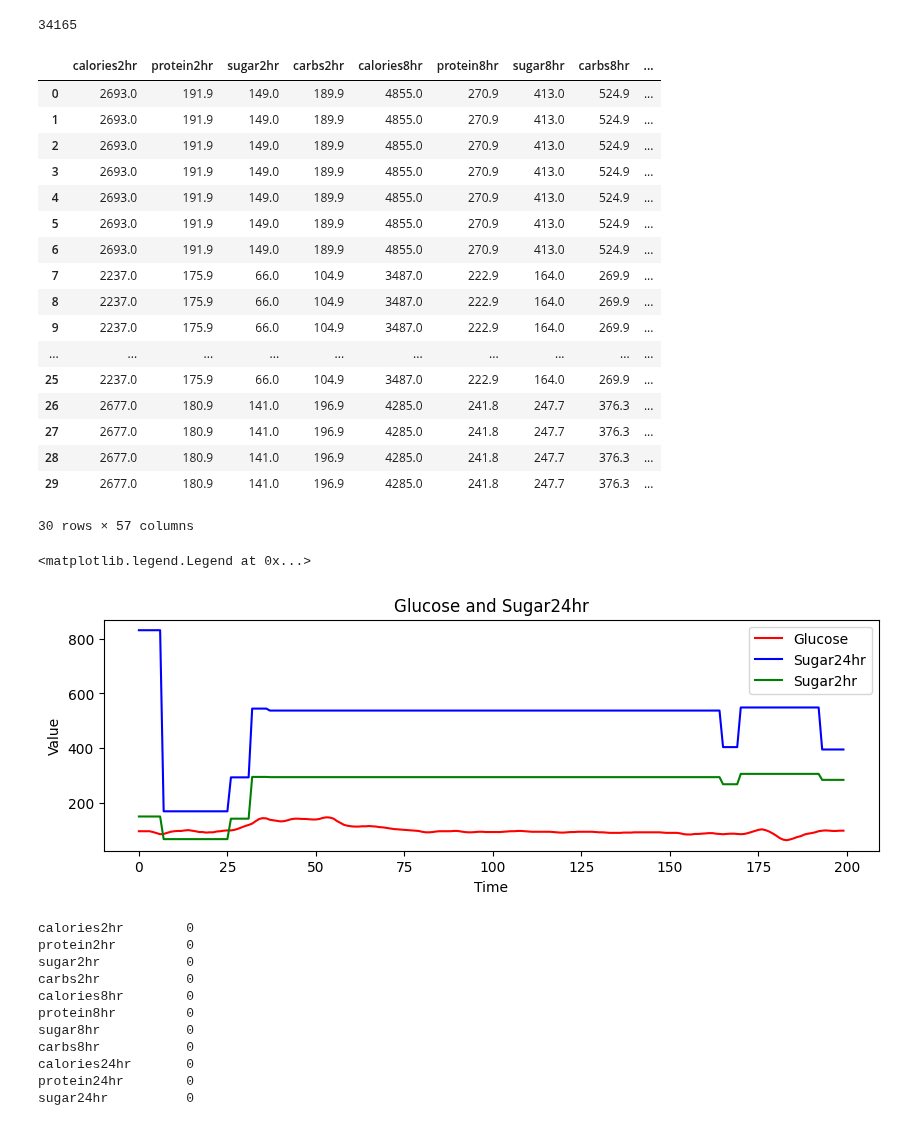
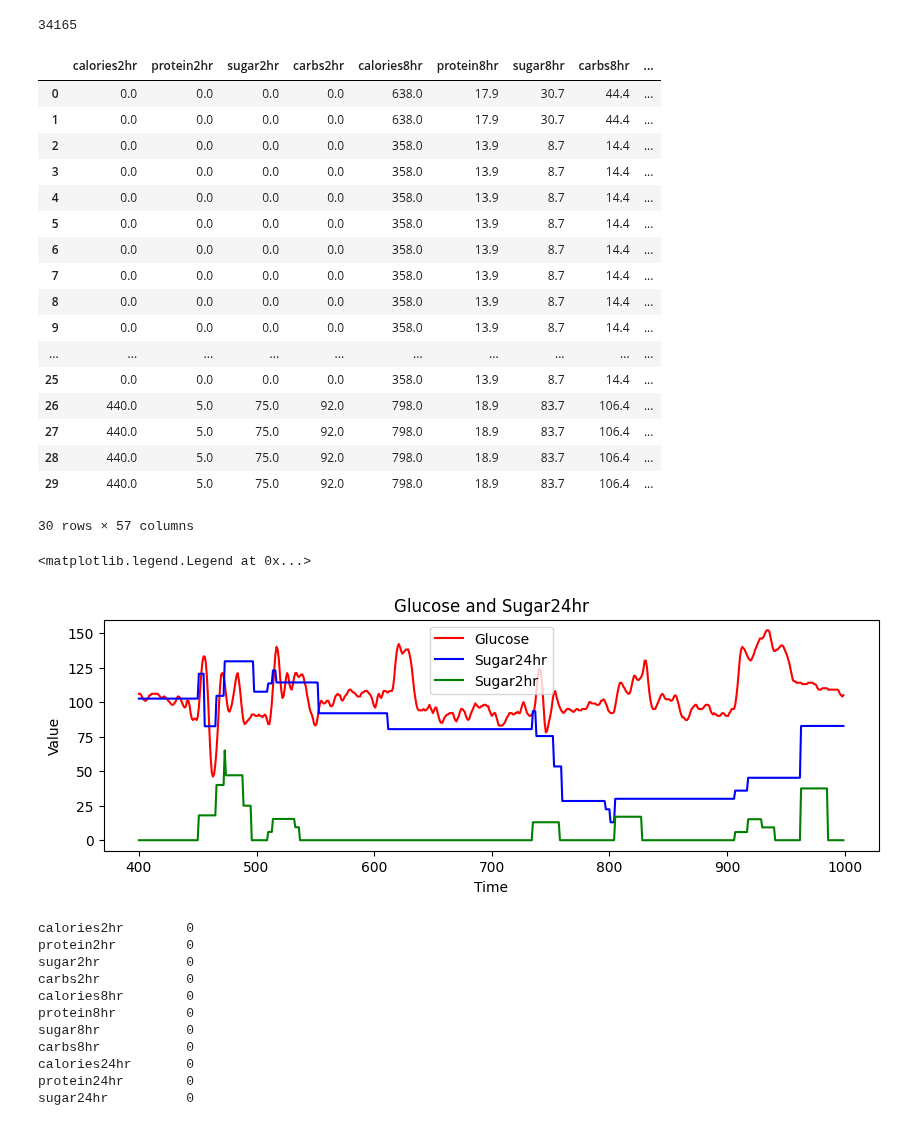
Before and after one commit to mingg12/engineering-newFork, a Jupyter notebook: building_df_and_feature_importance.ipynb, the cells around one changed output. Drawn from its saved outputs; the diff is of its cells as text; code cells hidden in the pictures.

Commit message:
Update building_df_and_feature_importance.ipynb (Fix rolling calculation)

```diff
--- a/building_df_and_feature_importance.ipynb
+++ b/building_df_and_feature_importance.ipynb
@@ -338,28 +338,27 @@ for id in range(1, len(dg_df)+1):
         sugar24hr = 0.
         carbs24hr = 0.
 
-        for window_data in fl_window.rolling(window='2h', on='time_begin'):
-            calories2hr += window_data['calorie'].values.sum()
-            protein2hr += window_data['protein'].values.sum()
-            sugar2hr += window_data['sugar'].values.sum()
-            carbs2hr += window_data['total_carb'].values.sum()
+        window2hr = fl_window[window_end - pd.Timedelta('2h') : window_end - pd.Timedelta('5m')]
+        window8hr = fl_window[window_end - pd.Timedelta('8h') : window_end - pd.Timedelta('5m')]
+        window24hr = fl_window[window_end - pd.Timedelta('24h') : window_end - pd.Timedelta('5m')]
 
-        for window_data in fl_window.rolling(window='8h', on='time_begin'):
-            calories8hr += window_data['calorie'].values.sum()
-            protein8hr += window_data['protein'].values.sum()
-            sugar8hr += window_data['sugar'].values.sum()
-            carbs8hr += window_data['total_carb'].values.sum()
+        calories2hr = window2hr['calorie'].values.sum()
+        protein2hr = window2hr['protein'].values.sum()
+        sugar2hr = window2hr['sugar'].values.sum()
+        carbs2hr = window2hr['total_carb'].values.sum()
 
-        count = 0
-        #print(f"FL window: [{fl_window.index[0].strftime('%Y-%m-%d %H:%M:%S')} ~ {fl_window.index[-1].strftime('%Y-%m-%d %H:%M:%S')}]")
-        for window_data in fl_window.rolling(window='24h', on='time_begin'):
-            #print(f"[{window_data.index[0].strftime('%Y-%m-%d %H:%M:%S')} ~ {window_data.index[-1].strftime('%Y-%m-%d %H:%M:%S')}] 24h rolling window access count : {count}")
-            calories24hr += window_data['calorie'].values.sum()
-            protein24hr += window_data['protein'].values.sum()
-            sugar24hr += window_data['sugar'].values.sum()
-            carbs24hr += window_data['total_carb'].values.sum()
-            count+=1
+        calories8hr = window8hr['calorie'].values.sum()
+        protein8hr = window8hr['protein'].values.sum()
+        sugar8hr = window8hr['sugar'].values.sum()
+        carbs8hr = window8hr['total_carb'].values.sum()
 
+        calories24hr = fl_window['calorie'].values.sum()
+        protein24hr = fl_window['protein'].values.sum()
+        sugar24hr = fl_window['sugar'].values.sum()
+        carbs24hr = fl_window['total_carb'].values.sum()
+
+        print(f"window : [{(window_end - pd.Timedelta('24h')).strftime('%Y-%m-%d %H:%M:%S')} ~ {(window_end - pd.Timedelta('5m')).strftime('%Y-%m-%d %H:%M:%S')}]")
+        print(f"[{window24hr.index[0].strftime('%Y-%m-%d %H:%M:%S')} ~ {window24hr.index[-1].strftime('%Y-%m-%d %H:%M:%S')}] ID: {id}, sugar24hr: {sugar24hr}, glucose: {base_df.loc[window_end, 'glucose']}")
 
         ##### acc
         acc_window = acc_window.copy()
@@ -543,40 +543,40 @@ df = df.dropna().reset_index(drop=True)
 df.head(30)
 # %% [output]
 |  | calories2hr | protein2hr | sugar2hr | carbs2hr | calories8hr | protein8hr | sugar8hr | carbs8hr | ... |
-| 0 | 2693.0 | 191.9 | 149.0 | 189.9 | 4855.0 | 270.9 | 413.0 | 524.9 | ... |
-| 1 | 2693.0 | 191.9 | 149.0 | 189.9 | 4855.0 | 270.9 | 413.0 | 524.9 | ... |
-| 2 | 2693.0 | 191.9 | 149.0 | 189.9 | 4855.0 | 270.9 | 413.0 | 524.9 | ... |
-| 3 | 2693.0 | 191.9 | 149.0 | 189.9 | 4855.0 | 270.9 | 413.0 | 524.9 | ... |
-| 4 | 2693.0 | 191.9 | 149.0 | 189.9 | 4855.0 | 270.9 | 413.0 | 524.9 | ... |
-| 5 | 2693.0 | 191.9 | 149.0 | 189.9 | 4855.0 | 270.9 | 413.0 | 524.9 | ... |
-| 6 | 2693.0 | 191.9 | 149.0 | 189.9 | 4855.0 | 270.9 | 413.0 | 524.9 | ... |
-| 7 | 2237.0 | 175.9 | 66.0 | 104.9 | 3487.0 | 222.9 | 164.0 | 269.9 | ... |
-| 8 | 2237.0 | 175.9 | 66.0 | 104.9 | 3487.0 | 222.9 | 164.0 | 269.9 | ... |
-| 9 | 2237.0 | 175.9 | 66.0 | 104.9 | 3487.0 | 222.9 | 164.0 | 269.9 | ... |
+| 0 | 0.0 | 0.0 | 0.0 | 0.0 | 638.0 | 17.9 | 30.7 | 44.4 | ... |
+| 1 | 0.0 | 0.0 | 0.0 | 0.0 | 638.0 | 17.9 | 30.7 | 44.4 | ... |
+| 2 | 0.0 | 0.0 | 0.0 | 0.0 | 358.0 | 13.9 | 8.7 | 14.4 | ... |
+| 3 | 0.0 | 0.0 | 0.0 | 0.0 | 358.0 | 13.9 | 8.7 | 14.4 | ... |
+| 4 | 0.0 | 0.0 | 0.0 | 0.0 | 358.0 | 13.9 | 8.7 | 14.4 | ... |
+| 5 | 0.0 | 0.0 | 0.0 | 0.0 | 358.0 | 13.9 | 8.7 | 14.4 | ... |
+| 6 | 0.0 | 0.0 | 0.0 | 0.0 | 358.0 | 13.9 | 8.7 | 14.4 | ... |
+| 7 | 0.0 | 0.0 | 0.0 | 0.0 | 358.0 | 13.9 | 8.7 | 14.4 | ... |
+| 8 | 0.0 | 0.0 | 0.0 | 0.0 | 358.0 | 13.9 | 8.7 | 14.4 | ... |
+| 9 | 0.0 | 0.0 | 0.0 | 0.0 | 358.0 | 13.9 | 8.7 | 14.4 | ... |
 | ... | ... | ... | ... | ... | ... | ... | ... | ... | ... |
-| 25 | 2237.0 | 175.9 | 66.0 | 104.9 | 3487.0 | 222.9 | 164.0 | 269.9 | ... |
-| 26 | 2677.0 | 180.9 | 141.0 | 196.9 | 4285.0 | 241.8 | 247.7 | 376.3 | ... |
-| 27 | 2677.0 | 180.9 | 141.0 | 196.9 | 4285.0 | 241.8 | 247.7 | 376.3 | ... |
-| 28 | 2677.0 | 180.9 | 141.0 | 196.9 | 4285.0 | 241.8 | 247.7 | 376.3 | ... |
-| 29 | 2677.0 | 180.9 | 141.0 | 196.9 | 4285.0 | 241.8 | 247.7 | 376.3 | ... |
+| 25 | 0.0 | 0.0 | 0.0 | 0.0 | 358.0 | 13.9 | 8.7 | 14.4 | ... |
+| 26 | 440.0 | 5.0 | 75.0 | 92.0 | 798.0 | 18.9 | 83.7 | 106.4 | ... |
+| 27 | 440.0 | 5.0 | 75.0 | 92.0 | 798.0 | 18.9 | 83.7 | 106.4 | ... |
+| 28 | 440.0 | 5.0 | 75.0 | 92.0 | 798.0 | 18.9 | 83.7 | 106.4 | ... |
+| 29 | 440.0 | 5.0 | 75.0 | 92.0 | 798.0 | 18.9 | 83.7 | 106.4 | ... |
 30 rows × 57 columns
 # %%
 import matplotlib.pyplot as plt
 
 # 날짜 필터링
-filtered_df = df.iloc[0:200]
+filtered_df = df.iloc[400:1000]
 
 # 그래프 그리기
 plt.figure(figsize=(10, 3))
 plt.plot(filtered_df.index, filtered_df['glucose'], 'r', label='Glucose')
 plt.plot(filtered_df.index, filtered_df['sugar24hr'], 'b', label='Sugar24hr')
 plt.plot(filtered_df.index, filtered_df['sugar2hr'], 'g', label='Sugar2hr')
 
 plt.title('Glucose and Sugar24hr')
 plt.xlabel('Time')
 plt.ylabel('Value')
 plt.legend()
 # %% [output]
 <matplotlib.legend.Legend at 0x...>
-[figure, old version]
+[figure, new version]
 # %%
```
Also changed, not shown: parts of 9 cells of this notebook.
